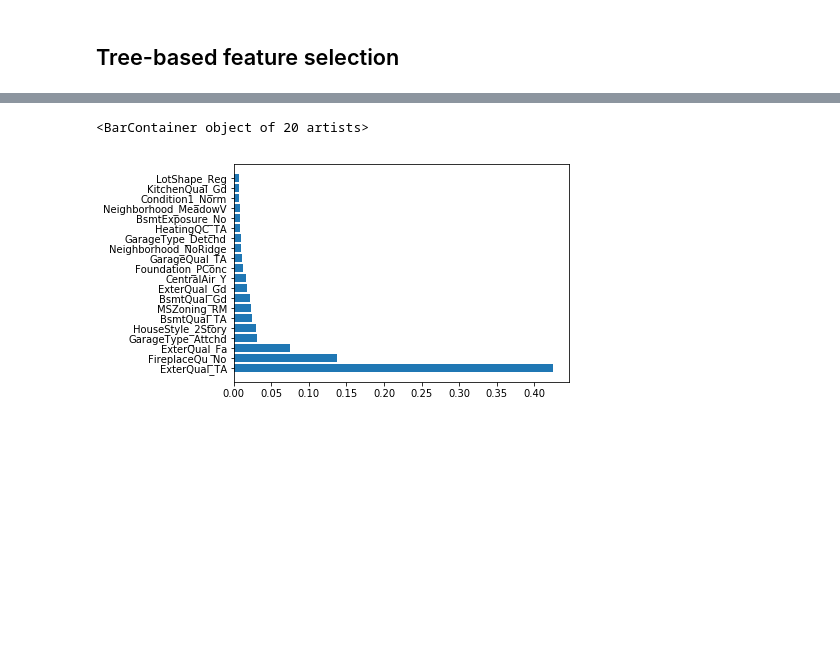
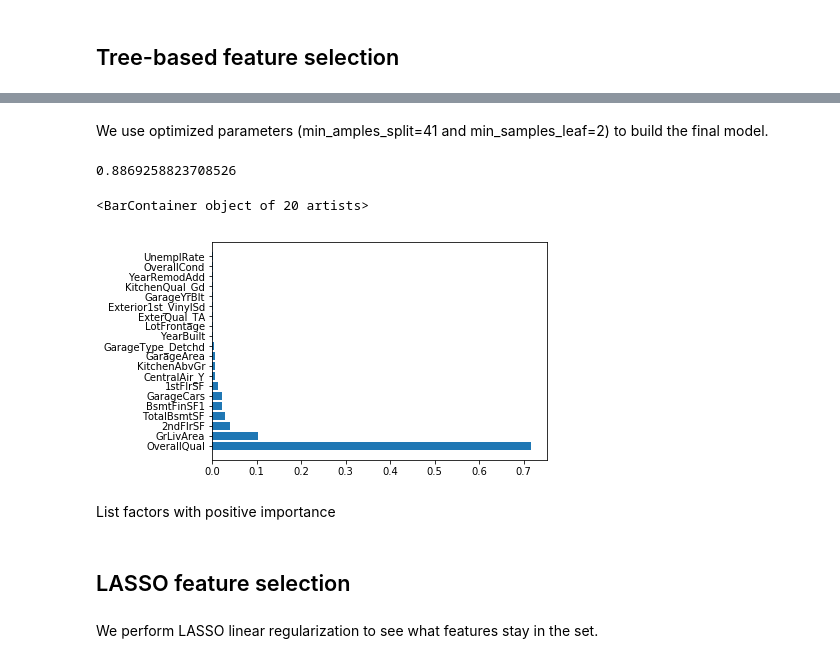
Before and after one commit to MikeStukalo/Ames, a Jupyter notebook: FeatureSelection.ipynb, the cells around one changed output, grey strips where cells are left out. Saved outputs shown, nothing was run; the diff lists cells and outputs as text; code cells hidden in the pictures; blank space fills up the shorter version.

Commit message:
feature selection

```diff
--- a/FeatureSelection.ipynb
+++ b/FeatureSelection.ipynb
@@ -34,14 +40,16 @@ df.head()
 # %%
+
 data = df.copy()
-data[list(numerical)] = normalize(data[list(numerical)]) #normalize
 
+# Create sets
 X = data.copy().drop('SalePrice', axis=1)
 y = data.copy()['SalePrice']
 
-regression_tree = DecisionTreeRegressor(
- min_samples_split=10, min_samples_leaf=5,
-  random_state=0)
+# Create dummies
+one_hot_data = pd.get_dummies(X[categorical],drop_first=True)
 
-one_hot_data = pd.get_dummies(df[categorical],drop_first=True)
+#Drop categorical
+X = X.drop(categorical, axis=1)
 
-regression_tree.fit(one_hot_data,y)
+# Merge with one hot
+X = X.join(one_hot_data)
@@ -58,10 +99,23 @@ regression_tree.score(one_hot_data,y)
+# %% [markdown]
+We use optimized parameters (min_amples_split=41 and min_samples_leaf=2) to build the final model.
+# %%
+regression_tree = DecisionTreeRegressor(
+ min_samples_split=41, min_samples_leaf=2,
+  random_state=0)
+
+regression_tree.fit(X,y)
+regression_tree.score(X,y)
+# %% [output]
+0.8869258823708526
 # %%
-importance = pd.DataFrame({'features':one_hot_data.columns, 'imp':regression_tree.feature_importances_}).\
+importance = pd.DataFrame({'features':X.columns, 'imp':regression_tree.feature_importances_}).\
                         sort_values('imp',ascending=False)
 
-importance = importance.iloc[:20,]
+importance_top20 = importance.iloc[:20,]
 # %%
-plt.barh(importance.features, importance.imp)
+plt.barh(importance_top20.features, importance_top20.imp)
 # %% [output]
 <BarContainer object of 20 artists>
-[figure, old version]
+[figure, new version]
+# %% [markdown]
+List factors with positive importance
@@ -67,0 +127,4 @@ plt.barh(importance.features, importance.imp)
+# %% [markdown]
+## LASSO feature selection
+# %% [markdown]
+We perform LASSO linear regularization to see what features stay in the set.
```
Also changed, not shown: parts of 17 cells of this notebook, 5 other files.
